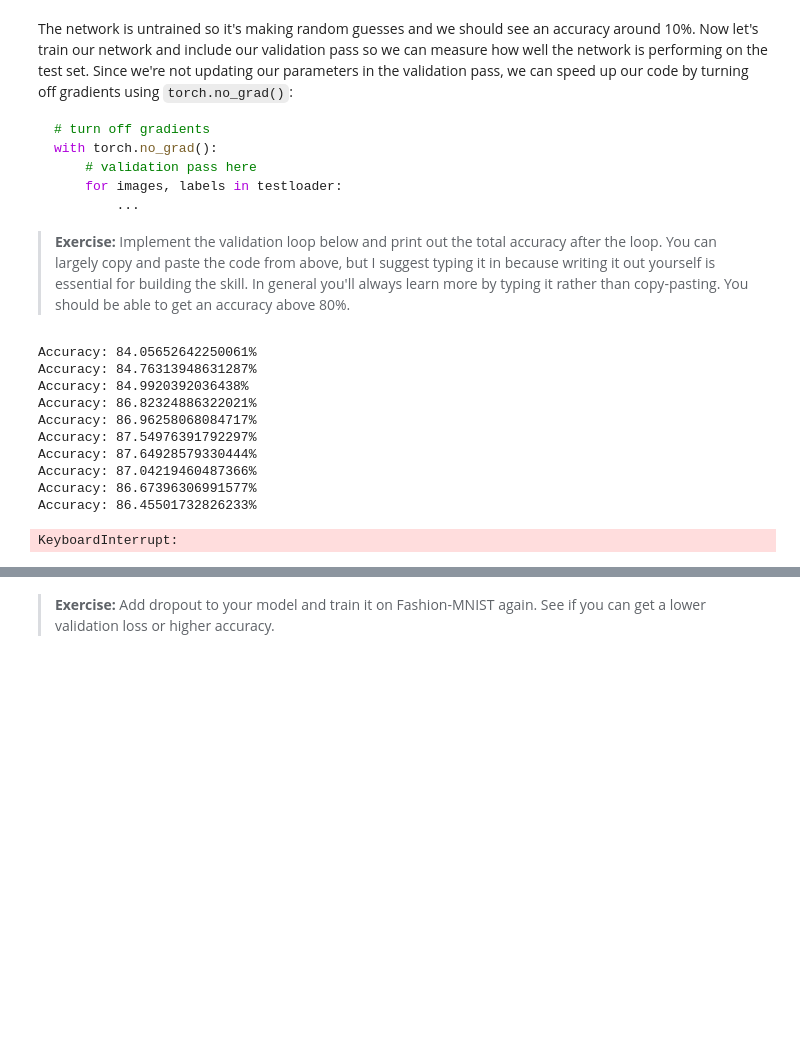
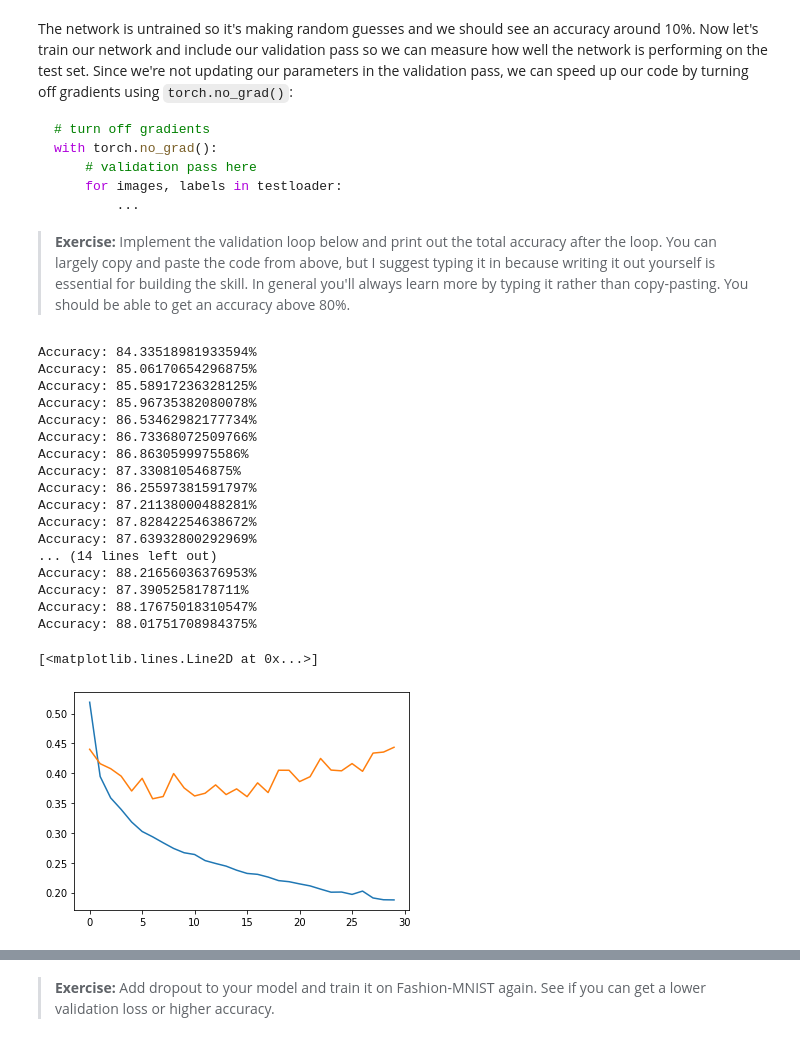
Before and after one commit to theodormoroianu/FirstYearCourses, a Jupyter notebook: ML/intro-to-pytorch/Part 5 - Inference and Validation (Exercises).ipynb, the cells around one changed output, grey strips where cells are left out. Saved outputs shown, nothing was run; the diff lists cells and outputs as text; code cells hidden in the pictures; blank space fills up the shorter version.

```diff
--- a/ML/intro-to-pytorch/Part 5 - Inference and Validation (Exercises).ipynb
+++ b/ML/intro-to-pytorch/Part 5 - Inference and Validation (Exercises).ipynb
@@ -118,51 +120,61 @@ with torch.no_grad():
 # %%
 model = Classifier()
 criterion = nn.NLLLoss()
 optimizer = optim.Adam(model.parameters(), lr=0.003)
 
 epochs = 30
 steps = 0
 
 train_losses, test_losses = [], []
 for e in range(epochs):
     running_loss = 0
     for images, labels in trainloader:
 
         optimizer.zero_grad()
 
         log_ps = model(images)
         loss = criterion(log_ps, labels)
         loss.backward()
         optimizer.step()
 
         running_loss += loss.item()
 
-    else:
-        ## TODO: Implement the validation pass and print out the validation accuracy
-        accuracy = 0.
+    train_losses.append(running_loss / len(trainloader))
 
-        for images, labels in testloader:
-            out = th.exp(model(images))
-            _, predictions = out.topk(1, dim=1)
+    running_accuracy = 0.
+    running_loss = 0.
+    for images, labels in testloader:
+        ps = model(images)
+        _, predicted = th.exp(ps).topk(1, dim=1)
+        running_loss += criterion(ps, labels)
+        running_accuracy += th.mean((predicted.view(-1) == labels).type(th.float))
 
-            eq = (predictions.view(-1) == labels)
+    print(f'Accuracy: {running_accuracy / len(testloader) * 100}%')
+    running_loss /= len(testloader)
+    test_losses.append(running_loss)
 
-            accuracy += th.mean(eq.type(th.FloatTensor))
-
-        accuracy /= len(testloader)
-        print(f'Accuracy: {accuracy.item()*100}%')
+plt.plot(train_losses, label='Train Loss')
+plt.plot(test_losses, label='Test Loss')
 # %% [output]
-Accuracy: 84.05652642250061%
-Accuracy: 84.76313948631287%
-Accuracy: 84.9920392036438%
-Accuracy: 86.82324886322021%
-Accuracy: 86.96258068084717%
-Accuracy: 87.54976391792297%
-Accuracy: 87.64928579330444%
-Accuracy: 87.04219460487366%
-Accuracy: 86.67396306991577%
-Accuracy: 86.45501732826233%
+Accuracy: 84.33518981933594%
+Accuracy: 85.06170654296875%
+Accuracy: 85.58917236328125%
+Accuracy: 85.96735382080078%
+Accuracy: 86.53462982177734%
+Accuracy: 86.73368072509766%
+Accuracy: 86.8630599975586%
+Accuracy: 87.330810546875%
+Accuracy: 86.25597381591797%
+Accuracy: 87.21138000488281%
+Accuracy: 87.82842254638672%
+Accuracy: 87.63932800292969%
+... (14 lines left out)
+Accuracy: 88.21656036376953%
+Accuracy: 87.3905258178711%
+Accuracy: 88.17675018310547%
+Accuracy: 88.01751708984375%
-KeyboardInterrupt:
+[<matplotlib.lines.Line2D at 0x...>]
+[figure, added]
 # %% [markdown]
 ## Overfitting
 
```
Also changed, not shown: parts of 8 cells of this notebook, 1 other file.
